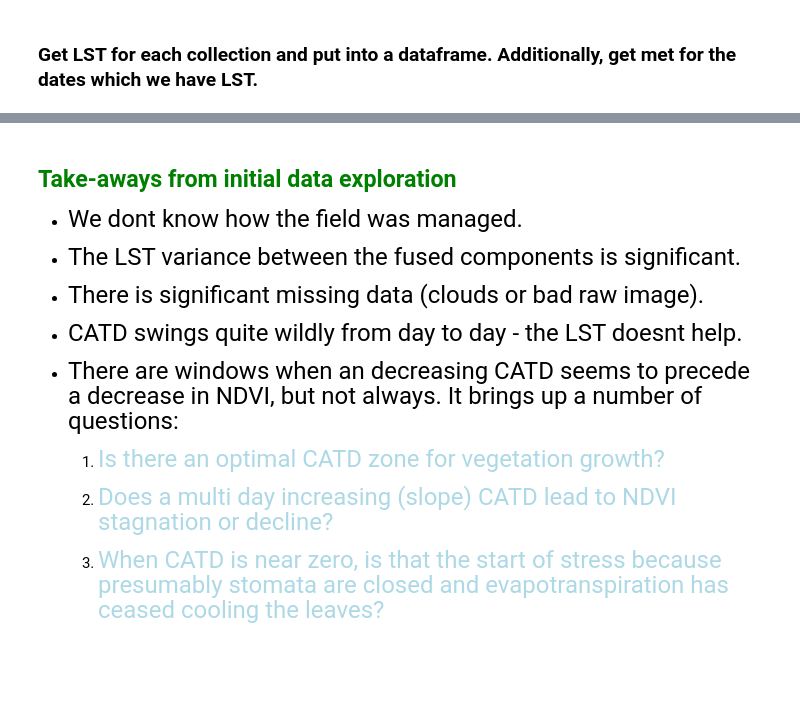
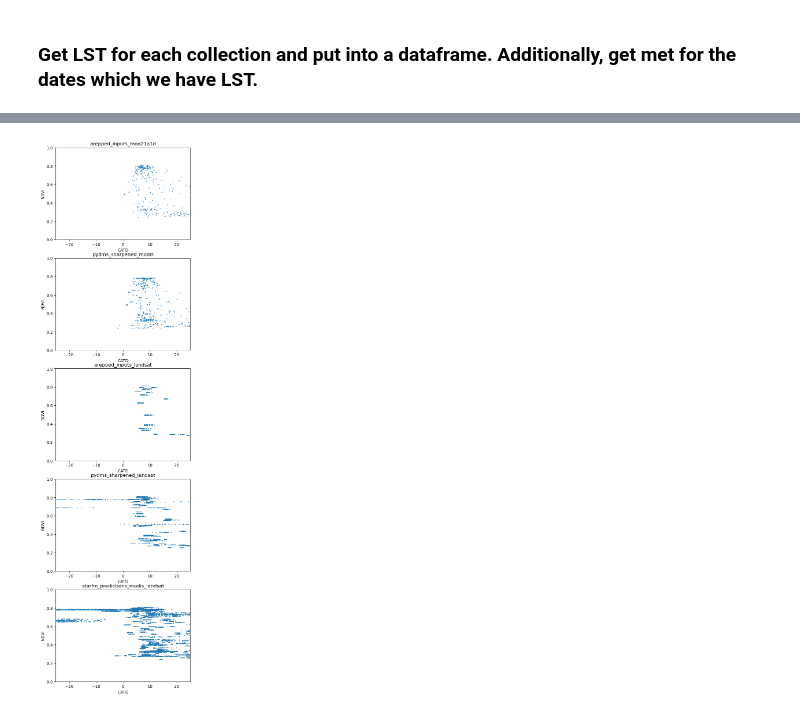
Before and after one commit to eculler/lst-crop-stress-capstone, a Jupyter notebook: exploratory/corn-lst-comparison-tcruicks.ipynb, the cells around one changed output, grey strips where cells are left out. Cells and saved outputs as stored; diff of their text form; code cells hidden in the pictures; blank space fills up the shorter version.

```diff
--- a/exploratory/corn-lst-comparison-tcruicks.ipynb
+++ b/exploratory/corn-lst-comparison-tcruicks.ipynb
@@ -764,0 +768,4 @@ CATD SDEV: 8.534602498879343
+# %%
+df = df_list[3]
+outliers_df = df[(df['catd'] < -5)]
+pd.unique(outliers_df.index)
@@ -1038,15 +778,0 @@ CATD = LST - Air Temperature
-# %%
-# CATD will be calculated as:
-#    CATD = asset's LST - HRRR 2m Temperatures
-
-# Create a new dataframe and pre-fill with dates.
-days = pd.date_range(start, end)
-catd_df = pd.DataFrame({'date': days})
-catd_df.set_index('date', inplace=True)
-
-# Loop through the master_lst_df and calculate CATD for each asset.
-# Save in a CATD dataframe.
-for i, asset in enumerate(asset_dict):
-
-    catd_col = "catd_{}".format(asset_dict[asset][0])
-    catd_df[catd_col] = master_lst_df[asset_dict[asset][0]].sub(hrrr_df['t2m'])
@@ -1307,18 +779,31 @@ plt.show()
-# %% [markdown]
-## <span style="color:green"> Take-aways from initial data exploration</span>
-
-- <font size="5">We dont know how the field was managed.</font>
-
-- <font size="5">The LST variance between the fused components is significant.</font>
-
-- <font size="5">There is significant missing data (clouds or bad raw image).</font>
-
-- <font size="5">CATD swings quite wildly from day to day - the LST doesnt help.</font>
-
-- <font size="5">There are windows when an decreasing CATD seems to precede a decrease in NDVI, but not always.  It brings up a number of questions:</font>
-
-    1. <font size="5" color="lightblue">Is there an optimal CATD zone for vegetation growth?</font>
-
-    2. <font size="5" color="lightblue">Does a multi day increasing (slope) CATD lead to NDVI stagnation or decline?</font>
-
-    3. <font size="5" color="lightblue">When CATD is near zero, is that the start of stress because presumably stomata are closed and evapotranspiration has ceased cooling the leaves?</font>
+# %%
+import seaborn as sns
+from matplotlib import ticker
+
+#fig, (ax1, ax2, ax3, ax4, ax5) = plt.subplots(5, 1, figsize=(6, 24))
+
+#asset_list = list(asset_dict.keys())
+
+plt.figure(figsize=(6, 24))
+
+# Loop through each collection in the dictionary.
+for i, asset in enumerate(asset_dict):
+
+    # add a new subplot iteratively
+    ax = plt.subplot(5, 1, i + 1)
+
+    # --------------------------------------------------
+    df = df_list[i]
+    df.index = pd.to_datetime(df.index)
+
+    df_new = df[(df['catd'] > -25) & (df['catd'] < 25)]
+    df_new.index = pd.to_datetime(df_new.index)
+
+    ax.scatter(df_new['catd'], df_new['prepped_inputs_mcd43a4_corn_ndvi'], s=1)
+    ax.set_xlim(-25,25)
+    ax.set_ylim(0,1)
+    ax.set_title(label=asset)
+    ax.set_xlabel('CATD')
+    ax.set_ylabel('NDVI')
+# %% [output]
+[figure, added]
```
Also changed, not shown: parts of 33 cells of this notebook.
